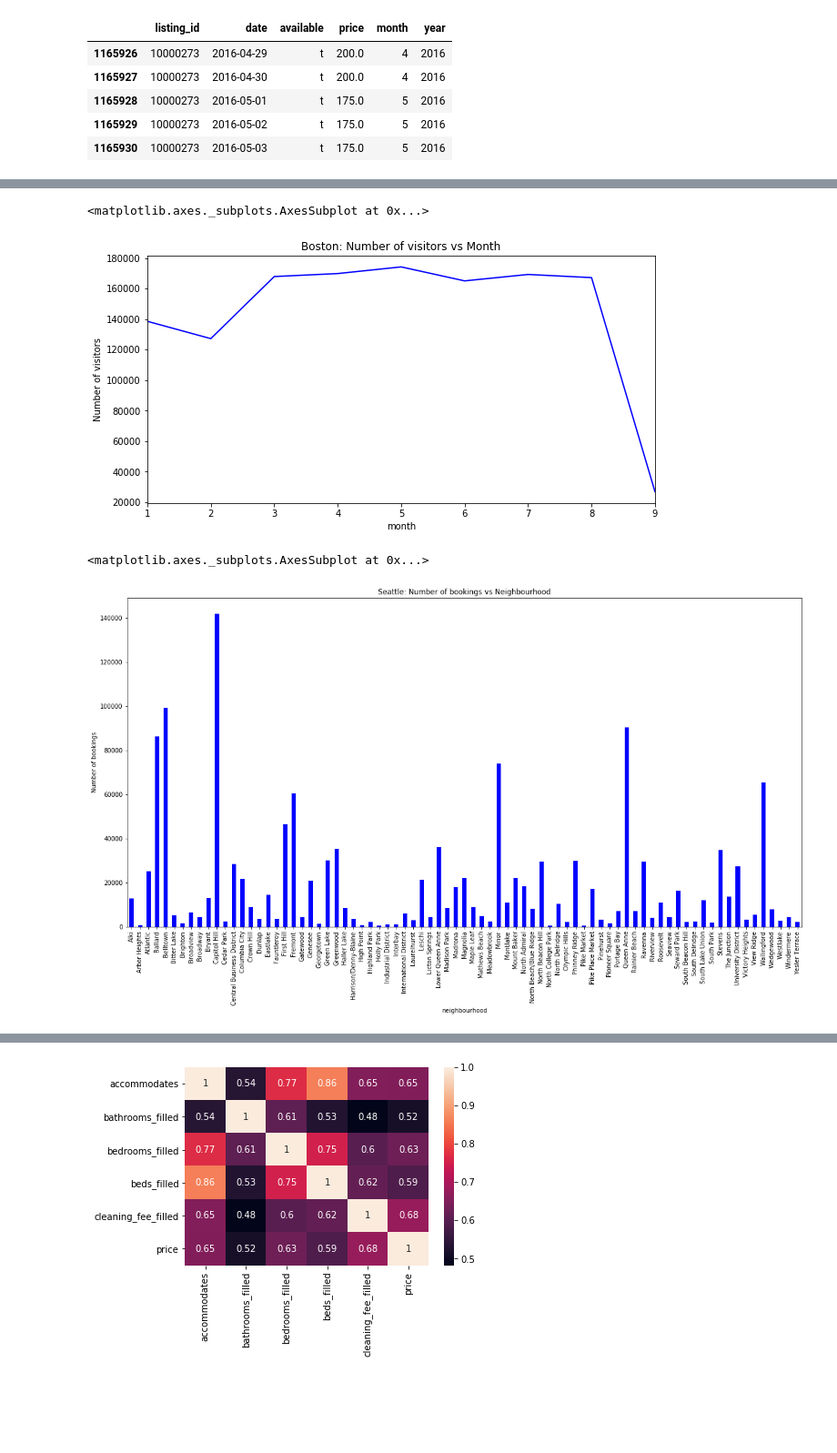
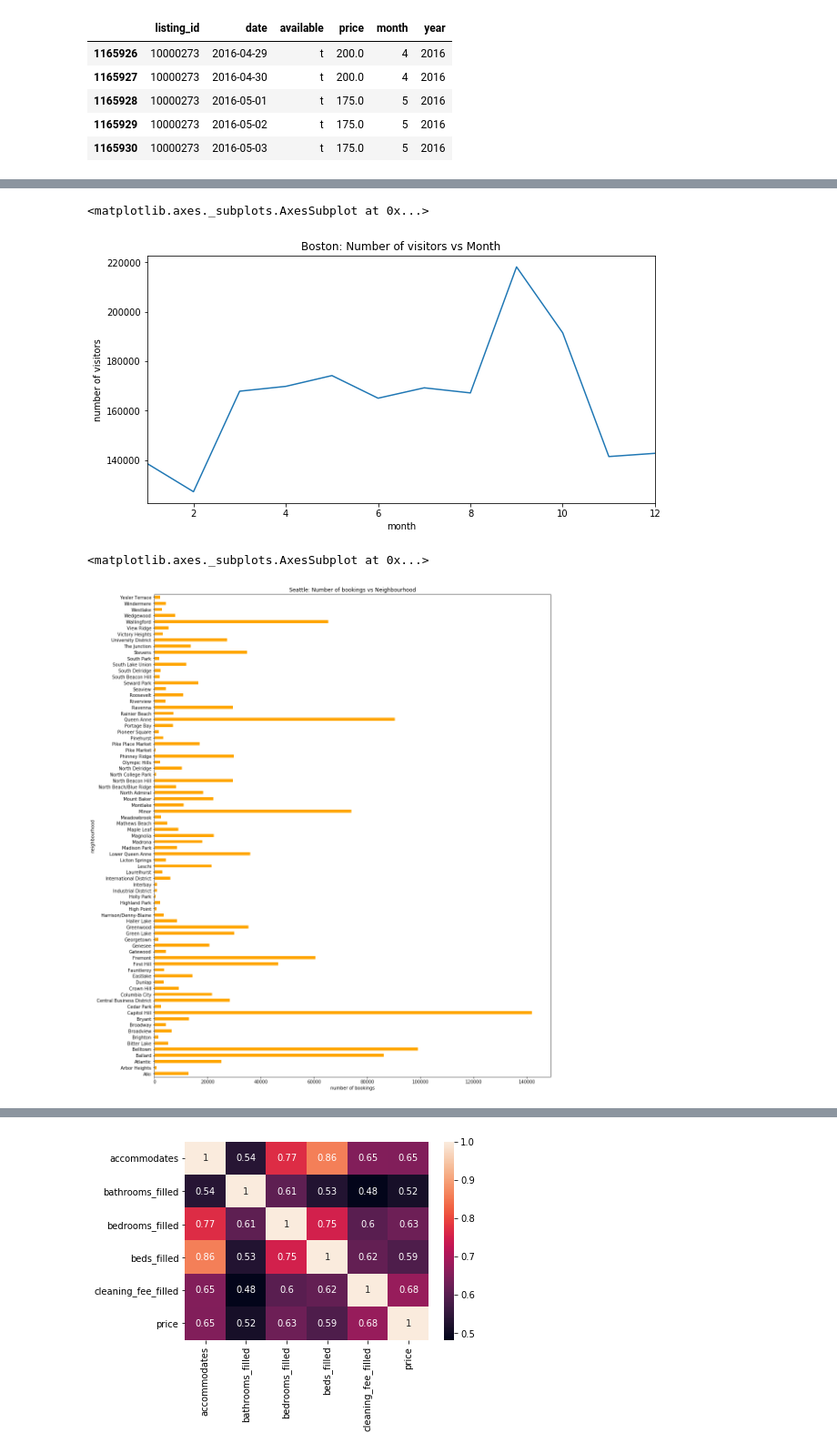
Before and after one commit to jyothishkjames/Seattle-Boston-Airbnb-Data-Analysis, a Jupyter notebook: data_prepration_modeling_evaluation.ipynb, the cells around one changed output, grey strips where cells are left out. Shown at 91% size. Saved outputs shown, nothing was run; the diff lists cells and outputs as text; code cells hidden in the pictures; blank space fills up the shorter version.

Commit message:
refactoring few comments, including year 2016 for Boston data

```diff
--- a/data_prepration_modeling_evaluation.ipynb
+++ b/data_prepration_modeling_evaluation.ipynb
@@ -324,25 +323,25 @@ seattle_merged_df.groupby('month')['accommodates'].sum().plot(kind='line', color
 fig = plt.figure(figsize=(10,5))
 ax = fig.add_subplot(111)
 ax.set_title('Boston: Number of visitors vs Month')
-ax.set_xlabel('Month')
-ax.set_ylabel('Number of visitors')
-boston_merged_df.groupby('month')['accommodates'].sum().plot(kind='line', color='blue', ax=ax)
+ax.set_xlabel('month')
+ax.set_ylabel('number of visitors')
+boston_merged_df.groupby('month')['accommodates'].sum().plot(kind='line', ax=ax)
 # %% [output]
 <matplotlib.axes._subplots.AxesSubplot at 0x...>
-[figure, old version]
+[figure, new version]
 # %%
-# Which areas are more crowded, which areas are more preferred by people?
-#------------------------------------------------------------------------
+"""Areas that are more likely to be crowded/ areas that are more likely to be
+   preferred by people (based on the number of bookings)?"""
 
 #Bar plot showing the number of bookings in a neighbourhood in Seattle
-fig = plt.figure(figsize=(20,10))
+fig = plt.figure(figsize=(16,20))
 ax = fig.add_subplot(111)
 ax.set_title('Seattle: Number of bookings vs Neighbourhood')
-ax.set_xlabel('Neighbourhood')
-ax.set_ylabel('Number of bookings')
-seattle_merged_df.groupby('neighbourhood')['accommodates'].sum().plot(kind='bar', color='blue', ax=ax)
+ax.set_xlabel('number of bookings')
+ax.set_ylabel('neighbourhood')
+seattle_merged_df.groupby('neighbourhood')['accommodates'].sum().plot(kind='barh', color='orange', ax=ax)
 # %% [output]
 <matplotlib.axes._subplots.AxesSubplot at 0x...>
-[figure, old version]
+[figure, new version]
 # %%
 #Bar plot showing the number of bookings in a neighbourhood in Boston
```
Also changed, not shown: parts of 13 cells of this notebook.
